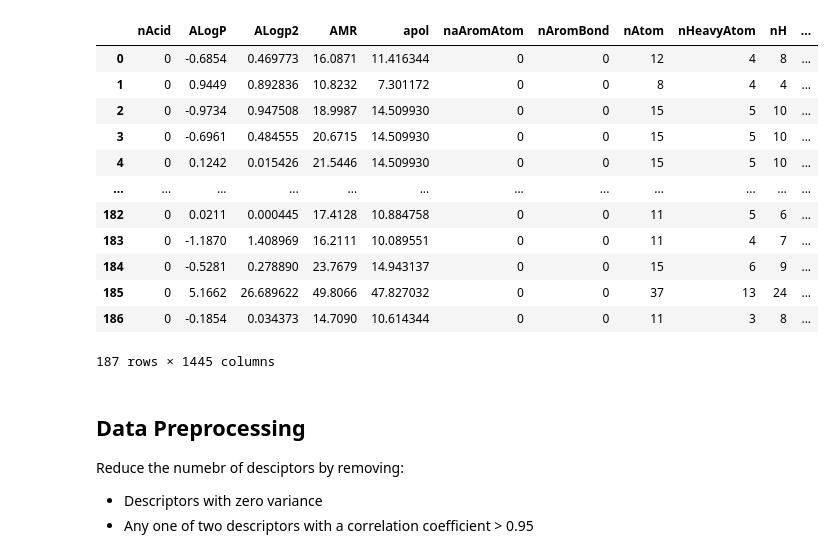
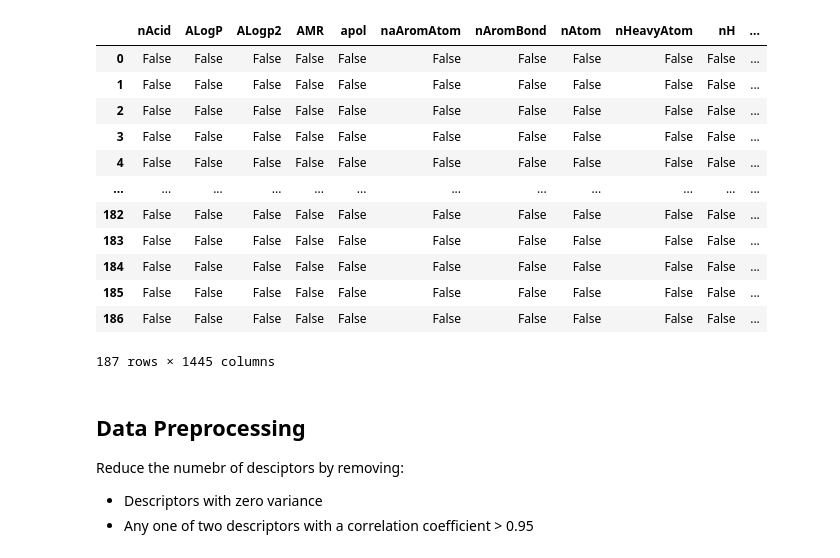
Before and after one commit to tylersmed/LCA_Machine_Learning, a Jupyter notebook: recreating-paper/data-processing.ipynb, the cells around one changed output. Cells and saved outputs as stored; diff of their text form; code cells hidden in the pictures.

```diff
--- a/recreating-paper/data-processing.ipynb
+++ b/recreating-paper/data-processing.ipynb
@@ -8,20 +8,20 @@ import matplotlib.pyplot as plt
 # from remove_correlated_descriptors import MultiCollinearityEliminator
 # %%
 df = pd.read_csv('data/data_GWP_atoms.csv')
-df
+df.isna()
 # %% [output]
 |  | nAcid | ALogP | ALogp2 | AMR | apol | naAromAtom | nAromBond | nAtom | nHeavyAtom | nH | ... |
-| 0 | 0 | -0.6854 | 0.469773 | 16.0871 | 11.416344 | 0 | 0 | 12 | 4 | 8 | ... |
-| 1 | 0 | 0.9449 | 0.892836 | 10.8232 | 7.301172 | 0 | 0 | 8 | 4 | 4 | ... |
-| 2 | 0 | -0.9734 | 0.947508 | 18.9987 | 14.509930 | 0 | 0 | 15 | 5 | 10 | ... |
-| 3 | 0 | -0.6961 | 0.484555 | 20.6715 | 14.509930 | 0 | 0 | 15 | 5 | 10 | ... |
-| 4 | 0 | 0.1242 | 0.015426 | 21.5446 | 14.509930 | 0 | 0 | 15 | 5 | 10 | ... |
+| 0 | False | False | False | False | False | False | False | False | False | False | ... |
+| 1 | False | False | False | False | False | False | False | False | False | False | ... |
+| 2 | False | False | False | False | False | False | False | False | False | False | ... |
+| 3 | False | False | False | False | False | False | False | False | False | False | ... |
+| 4 | False | False | False | False | False | False | False | False | False | False | ... |
 | ... | ... | ... | ... | ... | ... | ... | ... | ... | ... | ... | ... |
-| 182 | 0 | 0.0211 | 0.000445 | 17.4128 | 10.884758 | 0 | 0 | 11 | 5 | 6 | ... |
-| 183 | 0 | -1.1870 | 1.408969 | 16.2111 | 10.089551 | 0 | 0 | 11 | 4 | 7 | ... |
-| 184 | 0 | -0.5281 | 0.278890 | 23.7679 | 14.943137 | 0 | 0 | 15 | 6 | 9 | ... |
-| 185 | 0 | 5.1662 | 26.689622 | 49.8066 | 47.827032 | 0 | 0 | 37 | 13 | 24 | ... |
-| 186 | 0 | -0.1854 | 0.034373 | 14.7090 | 10.614344 | 0 | 0 | 11 | 3 | 8 | ... |
+| 182 | False | False | False | False | False | False | False | False | False | False | ... |
+| 183 | False | False | False | False | False | False | False | False | False | False | ... |
+| 184 | False | False | False | False | False | False | False | False | False | False | ... |
+| 185 | False | False | False | False | False | False | False | False | False | False | ... |
+| 186 | False | False | False | False | False | False | False | False | False | False | ... |
 187 rows × 1445 columns
 # %% [markdown]
 ## Data Preprocessing
```
Also changed, not shown: parts of 6 cells of this notebook, 1 other file.
